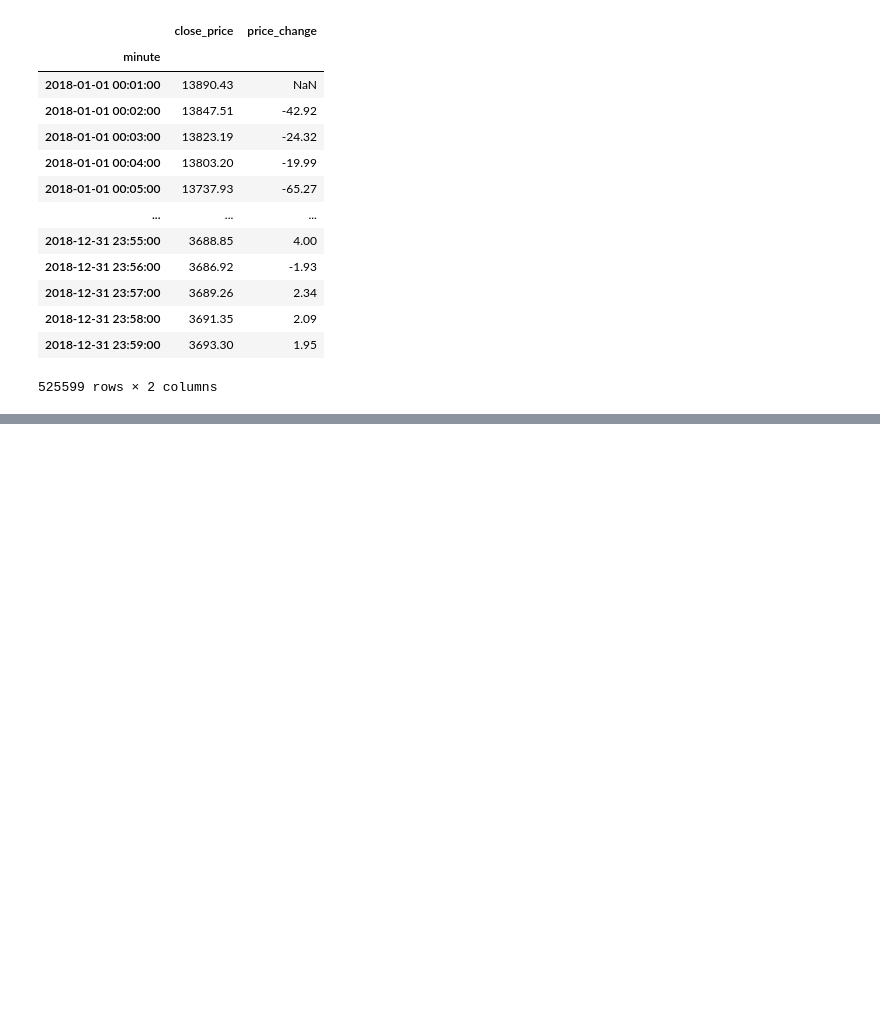
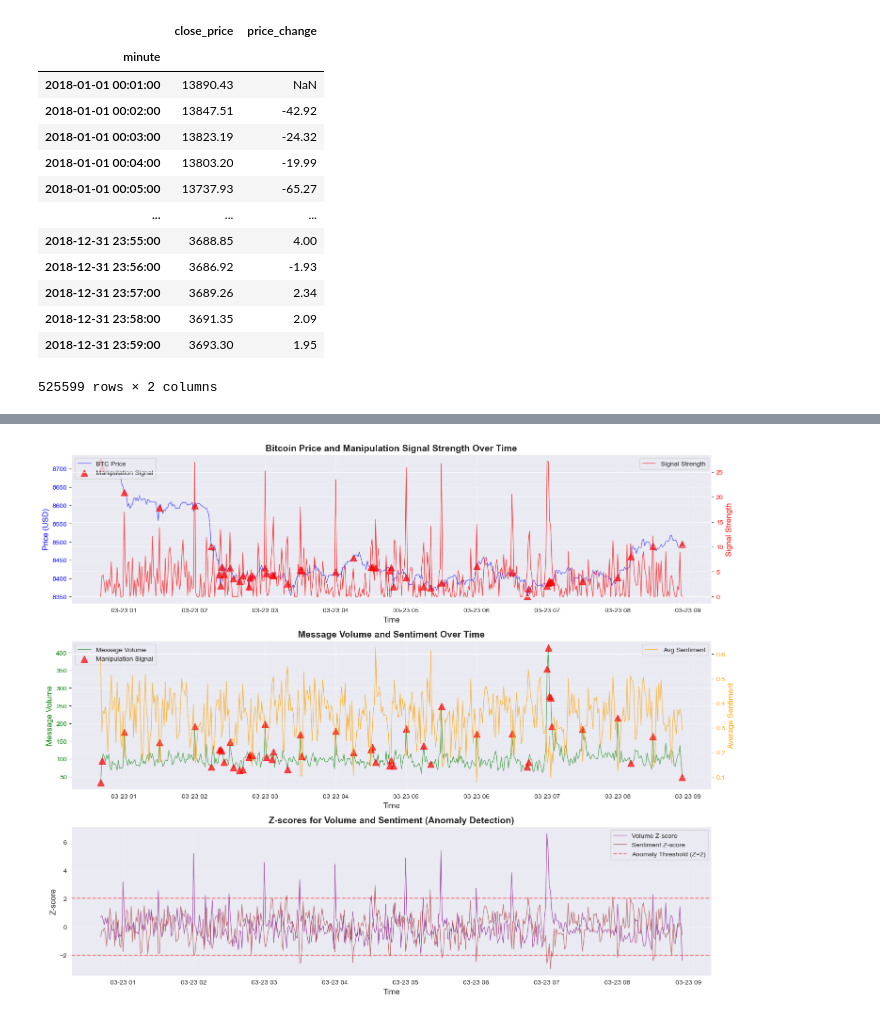
Before and after one commit to kyletsuji/market_manipulation_detector, a Jupyter notebook: data_preprocessing.ipynb, the cells around one changed output, grey strips where cells are left out. Drawn from its saved outputs; the diff is of its cells as text; code cells hidden in the pictures; blank space fills up the shorter version.

```diff
--- a/data_preprocessing.ipynb
+++ b/data_preprocessing.ipynb
@@ -86,0 +231,81 @@ preprocessed_data
+# %%
+# Visualization Dashboard
+import matplotlib.pyplot as plt
+import seaborn as sns
+
+# Set style
+sns.set_style("darkgrid")
+plt.rcParams['figure.figsize'] = (15, 10)
+
+# Filter data for visualization (remove NaN values)
+viz_data = preprocessed_data.dropna(subset=['price_change', 'signal_strength'])
+
+# Create subplots
+fig, axes = plt.subplots(3, 1, figsize=(15, 12))
+
+# Plot 1: Price and Signal Strength over time
+ax1 = axes[0]
+ax1_twin = ax1.twinx()
+
+# Plot price
+ax1.plot(viz_data['minute'], viz_data['close_price'], 'b-', alpha=0.6, label='BTC Price', linewidth=1)
+ax1.set_xlabel('Time', fontsize=12)
+ax1.set_ylabel('Price (USD)', color='b', fontsize=12)
+ax1.tick_params(axis='y', labelcolor='b')
+
+# Plot signal strength
+ax1_twin.plot(viz_data['minute'], viz_data['signal_strength'], 'r-', alpha=0.7, label='Signal Strength', linewidth=1)
+ax1_twin.set_ylabel('Signal Strength', color='r', fontsize=12)
+ax1_twin.tick_params(axis='y', labelcolor='r')
+
+# Highlight manipulation signals
+manipulation_points = viz_data[viz_data['combined_manipulation_signal'] == 1]
+ax1.scatter(manipulation_points['minute'], manipulation_points['close_price'],
+           c='red', s=100, alpha=0.7, marker='^', label='Manipulation Signal', zorder=5)
+
+ax1.set_title('Bitcoin Price and Manipulation Signal Strength Over Time', fontsize=14, fontweight='bold')
+ax1.legend(loc='upper left')
+ax1_twin.legend(loc='upper right')
+ax1.grid(True, alpha=0.3)
+
+# Plot 2: Volume and Sentiment
+ax2 = axes[1]
+ax2_twin = ax2.twinx()
+
+ax2.plot(viz_data['minute'], viz_data['msg_volume'], 'g-', alpha=0.6, label='Message Volume', linewidth=1)
+ax2.set_xlabel('Time', fontsize=12)
+ax2.set_ylabel('Message Volume', color='g', fontsize=12)
+ax2.tick_params(axis='y', labelcolor='g')
+
+ax2_twin.plot(viz_data['minute'], viz_data['avg_sentiment'], 'orange', alpha=0.7, label='Avg Sentiment', linewidth=1)
+ax2_twin.set_ylabel('Average Sentiment', color='orange', fontsize=12)
+ax2_twin.tick_params(axis='y', labelcolor='orange')
+
+# Highlight manipulation signals
+ax2.scatter(manipulation_points['minute'], manipulation_points['msg_volume'],
+           c='red', s=100, alpha=0.7, marker='^', label='Manipulation Signal', zorder=5)
+
+ax2.set_title('Message Volume and Sentiment Over Time', fontsize=14, fontweight='bold')
+ax2.legend(loc='upper left')
+ax2_twin.legend(loc='upper right')
+ax2.grid(True, alpha=0.3)
+
+# Plot 3: Z-scores
+ax3 = axes[2]
+ax3.plot(viz_data['minute'], viz_data['volume_zscore'], 'purple', alpha=0.6, label='Volume Z-score', linewidth=1)
+ax3.plot(viz_data['minute'], viz_data['sentiment_zscore'], 'brown', alpha=0.6, label='Sentiment Z-score', linewidth=1)
+ax3.axhline(y=2, color='r', linestyle='--', alpha=0.5, label='Anomaly Threshold (Z=2)')
+ax3.axhline(y=-2, color='r', linestyle='--', alpha=0.5)
+ax3.set_xlabel('Time', fontsize=12)
+ax3.set_ylabel('Z-score', fontsize=12)
+ax3.set_title('Z-scores for Volume and Sentiment (Anomaly Detection)', fontsize=14, fontweight='bold')
+ax3.legend()
+ax3.grid(True, alpha=0.3)
+
+plt.tight_layout()
+plt.savefig('manipulation_detection_dashboard.png', dpi=300, bbox_inches='tight')
+plt.show()
+
+print(f"\nDashboard saved as 'manipulation_detection_dashboard.png'")
+# %% [output]
+[figure, added]
```
Also changed, not shown: parts of 8 cells of this notebook, 4 other files.
